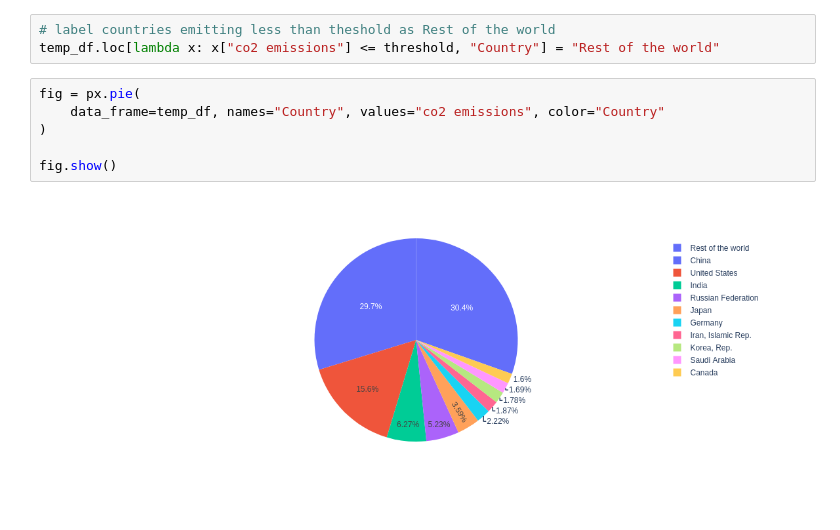
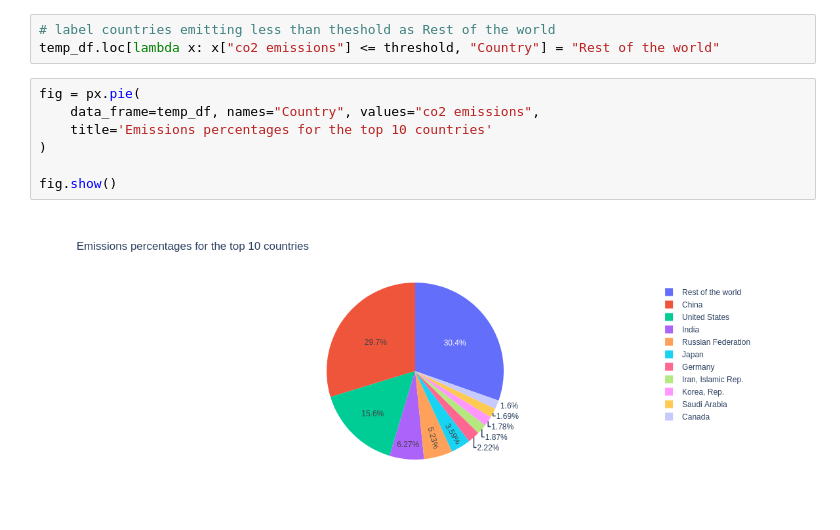
Before and after one commit to Reslan-Tinawi/Who-is-responsible-for-climate-change, a Jupyter notebook: who-is-responsible-for-climate-change.ipynb, the cells around one changed output. Cells and saved outputs as stored; diff of their text form.

Commit message:
Add new chart.

```diff
--- a/who-is-responsible-for-climate-change.ipynb
+++ b/who-is-responsible-for-climate-change.ipynb
@@ -456,9 +456,10 @@ threshold = temp_df.iloc[10, 1]
 temp_df.loc[lambda x: x["co2 emissions"] <= threshold, "Country"] = "Rest of the world"
 # %%
 fig = px.pie(
-    data_frame=temp_df, names="Country", values="co2 emissions", color="Country"
+    data_frame=temp_df, names="Country", values="co2 emissions",
+    title='Emissions percentages for the top 10 countries'
 )
 
 fig.show()
 # %% [output]
-[figure, old version]
+[figure, new version]
```
Also changed, not shown: parts of 2 cells of this notebook, 1 other file.
